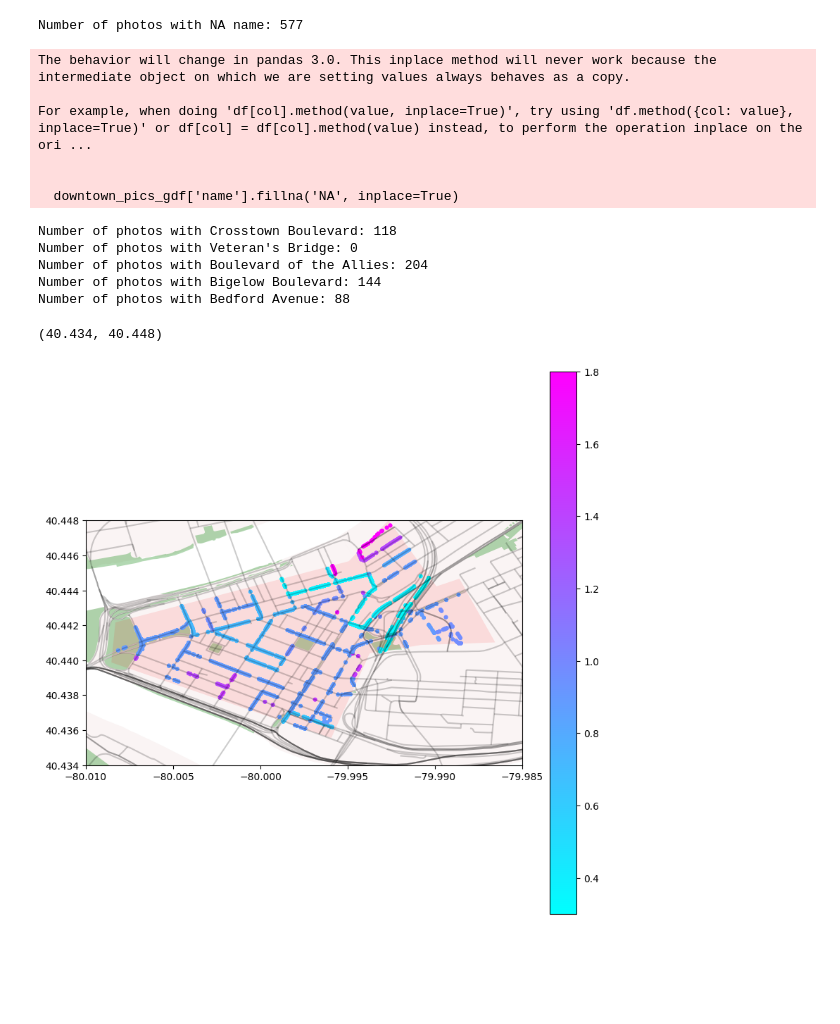
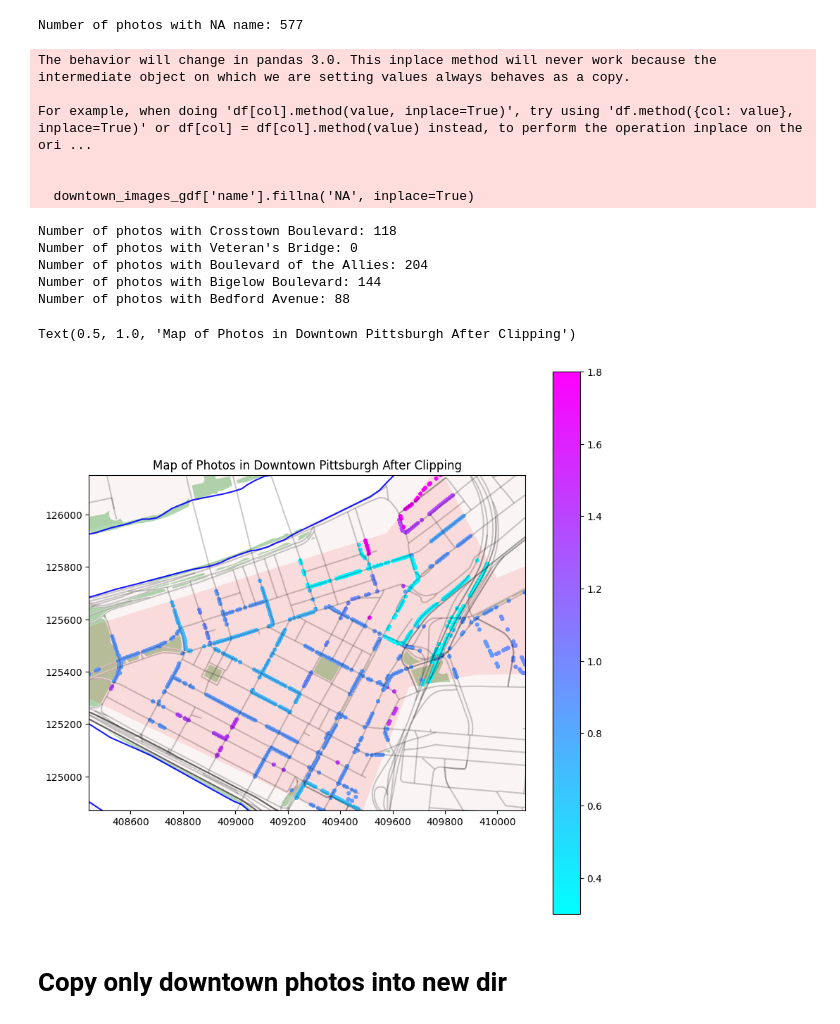
Before and after one commit to colton-lapp/PGHComputerVision, a Jupyter notebook: Code/2_analyze_results/inspect_download_metadata.ipynb, the cells around one changed output. Drawn from its saved outputs; the diff is of its cells as text; code cells hidden in the pictures; blank space fills up the shorter version.

```diff
--- a/Code/2_analyze_results/inspect_download_metadata.ipynb
+++ b/Code/2_analyze_results/inspect_download_metadata.ipynb
@@ -129,13 +110,15 @@ Right CRS: None
 # %%
+neighbor_gdf, parks_gdf, roads_gdf, water_gdf, downtown_gdf, downtown_surrounds_gdf = load_pgh_shp_files(EPSG_dict)
+
 #plot 5 shapefiles, zooming to downtown_gdf
 fig, ax = plt.subplots(figsize=(10,10))
-neighbord_gdf.plot(ax=ax, color='grey', alpha=0.5)
+neighbor_gdf.plot(ax=ax, color='grey', alpha=0.5)
 parks_gdf.plot(ax=ax, color='green', alpha=0.5)
 roads_gdf.plot(ax=ax, color='black', alpha=0.5)
 water_gdf.plot(ax=ax, color='blue', alpha=0.5)
 downtown_gdf.plot(ax=ax, color='red', alpha=0.5)
 
-# zoom
-ax.set_xlim(-80.01, -79.985)
-ax.set_ylim(40.434, 40.448)
+# zoom to bounds of downtown_surrounds_gdf
+ax.set_xlim(downtown_surrounds_gdf.total_bounds[0], downtown_surrounds_gdf.total_bounds[2])
+ax.set_ylim(downtown_surrounds_gdf.total_bounds[1], downtown_surrounds_gdf.total_bounds[3])
 # %% [output]
@@ -190,7 +182,9 @@ No artists with labels found to put in legend.  Note that artists whose label st
 # %%
 # count number of points from photos gdf that are in downtown polygon
-downtown_pics_gdf = gpd.clip(pics_gdf, downtown_gdf)
-downtown_pics_gdf = downtown_pics_gdf.dropna(subset=['geometry'])
-print(f"Number of photos in downtown: {len(downtown_pics_gdf)}")
+downtown_images_gdf = gpd.clip(images_gdf_merged, downtown_gdf)
+downtown_images_gdf = downtown_images_gdf.dropna(subset=['geometry'])
+print(f"Number of photos in downtown: {len(downtown_images_gdf)}")
+
+downtown_images_gdf.head()
 # %% [output]
 Number of photos in downtown: 4242
@@ -197,12 +197,12 @@ Number of photos in downtown: 4242
 # %%
 # how many pics have NA name?
-print(f"Number of photos with NA name: {len(downtown_pics_gdf[downtown_pics_gdf['name'].isna()])}")
+print(f"Number of photos with NA name: {len(downtown_images_gdf[downtown_images_gdf['name'].isna()])}")
 
 # change nan to "NA" string
-downtown_pics_gdf['name'].fillna('NA', inplace=True)
+downtown_images_gdf['name'].fillna('NA', inplace=True)
 
 # for any list in "name" column, convert to string
-downtown_pics_gdf['name'] = downtown_pics_gdf['name'].apply(lambda x: x if type(x) != list else ', '.join(x) )
+downtown_images_gdf['name'] = downtown_images_gdf['name'].apply(lambda x: x if type(x) != list else ', '.join(x) )
 # %% [output]
 Number of photos with NA name: 577
 The behavior will change in pandas 3.0. This inplace method will never work because the intermediate object on which we are setting values always behaves as a copy.
@@ -210,7 +210,7 @@ The behavior will change in pandas 3.0. This inplace method will never work beca
 For example, when doing 'df[col].method(value, inplace=True)', try using 'df.method({col: value}, inplace=True)' or df[col] = df[col].method(value) instead, to perform the operation inplace on the ori ...
 
 
-  downtown_pics_gdf['name'].fillna('NA', inplace=True)
+  downtown_images_gdf['name'].fillna('NA', inplace=True)
 # %%
 # in downtown pics, remove pics corresponding to certain street names, ignoring case
 street_names = ['Crosstown Boulevard', "Veteran's Bridge", "Boulevard of the Allies"]
@@ -218,8 +218,8 @@ street_names = street_names + ['Bigelow Boulevard', 'Bedford Avenue']
 
 for name in street_names:
     # how many pics to remove? print
-    print(f"Number of photos with {name}: { downtown_pics_gdf['name'].str.contains(name, case=False).sum()}")
-    downtown_pics_gdf = downtown_pics_gdf[~downtown_pics_gdf['name'].str.contains(name, case=False)]
+    print(f"Number of photos with {name}: { downtown_images_gdf['name'].str.contains(name, case=False).sum()}")
+    downtown_images_gdf = downtown_images_gdf[~downtown_images_gdf['name'].str.contains(name, case=False)]
 # %% [output]
 Number of photos with Crosstown Boulevard: 118
 Number of photos with Veteran's Bridge: 0
@@ -229,21 +229,26 @@ Number of photos with Bedford Avenue: 88
 # %%
 # plot the downtown photos along with baselayers
 fig, ax = plt.subplots(figsize=(10,10))
 
 # Plot the shapefiles
-neighbord_gdf.plot(ax=ax, color='brown', alpha=0.05)
+neighbor_gdf.plot(ax=ax, color='brown', alpha=0.05)
 parks_gdf.plot(ax=ax, color='green', alpha=0.3)
 roads_gdf.plot(ax=ax, color='black', alpha=0.2, linewidth=1.5)
 water_gdf.plot(ax=ax, color='blue', alpha=0.9)
 downtown_gdf.plot(ax=ax, color='red', alpha=0.1)
 
 # Plot the points with color equaling the year of the "date" column
-downtown_pics_gdf.plot(ax=ax, column='years_since_today', cmap='cool', legend=True, markersize=10)
+downtown_images_gdf.plot(ax=ax, column='years_since_today', cmap='cool', legend=True, markersize=10)
 
-# zoom
-ax.set_xlim(-80.01, -79.985)
-ax.set_ylim(40.434, 40.448)
+# zoom to bounds of downtown_images_gdf
+ax.set_xlim(downtown_images_gdf.total_bounds[0], downtown_images_gdf.total_bounds[2])
+ax.set_ylim(downtown_images_gdf.total_bounds[1], downtown_images_gdf.total_bounds[3])
+
+# Set title
+ax.set_title('Map of Photos in Downtown Pittsburgh After Clipping')
 # %% [output]
-(40.434, 40.448)
+Text(0.5, 1.0, 'Map of Photos in Downtown Pittsburgh After Clipping')
-[figure, old version]
+[figure, new version]
+# %% [markdown]
+# Copy only downtown photos into new dir
 # %%
```
Also changed, not shown: parts of 17 cells of this notebook, 5 other files.
